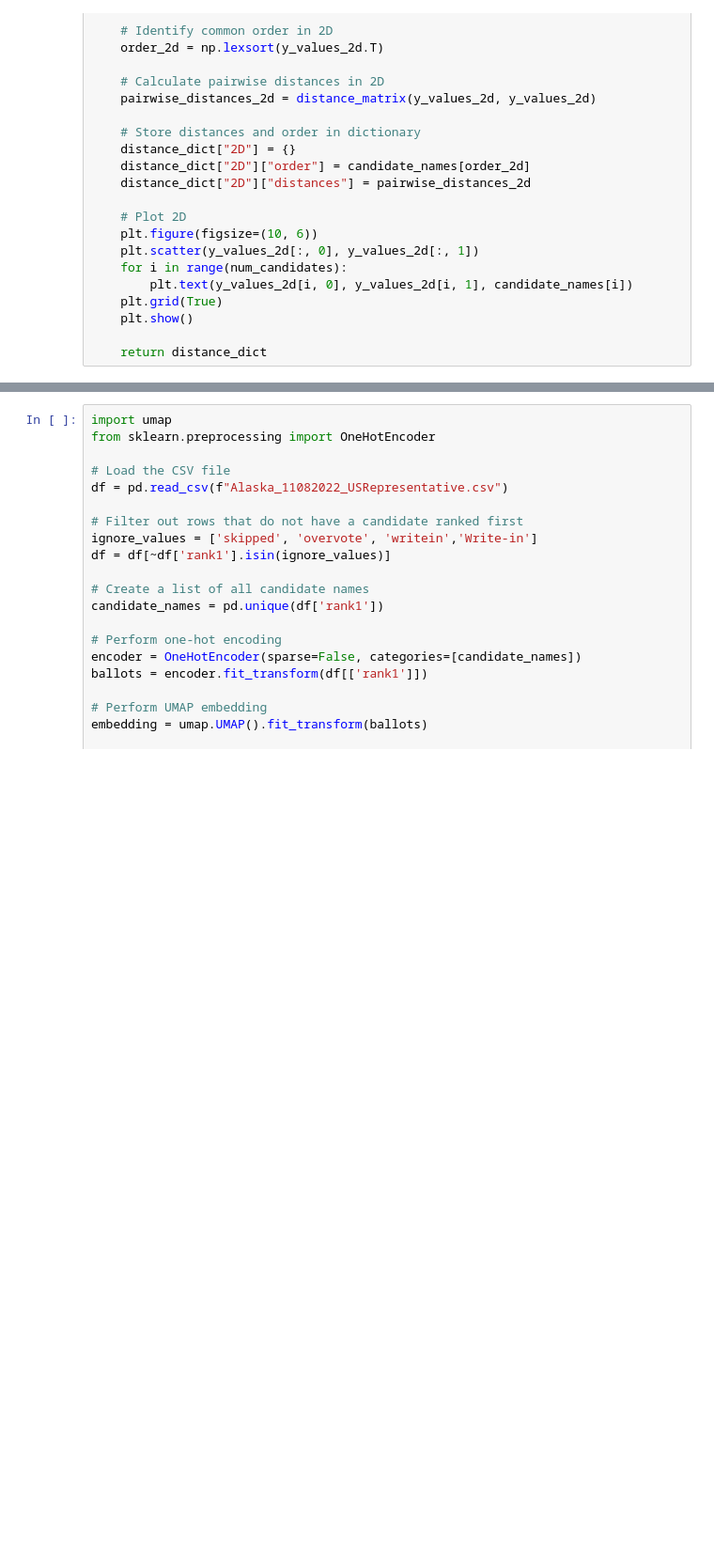
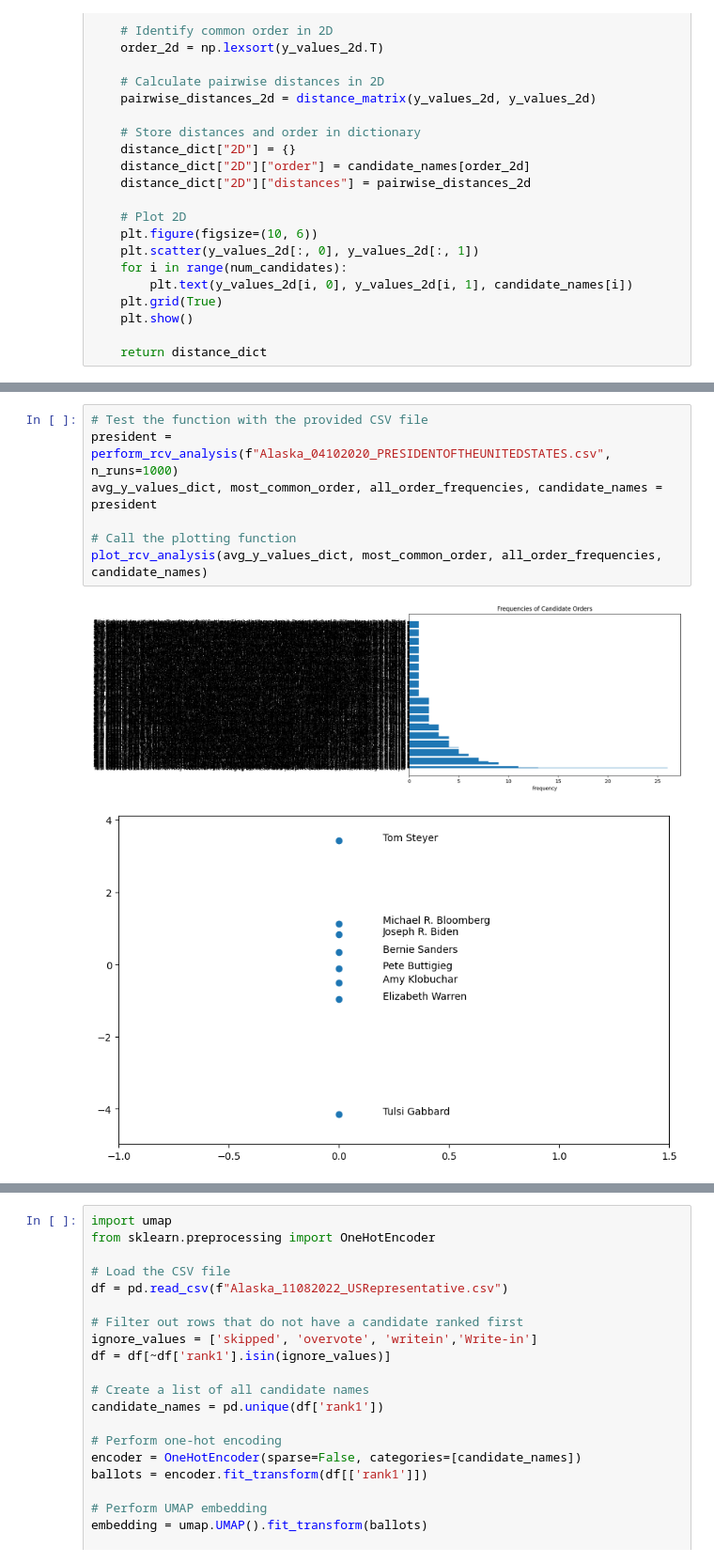
Before and after one commit to ericssimpson/voting-analysis-tools, a Jupyter notebook: mds_exploration/rcv_dimensionality.ipynb, the cells around one changed output, grey strips where cells are left out. Shown at 94% size. Cells and saved outputs as stored; diff of their text form; blank space fills up the shorter version.

```diff
--- a/mds_exploration/rcv_dimensionality.ipynb
+++ b/mds_exploration/rcv_dimensionality.ipynb
@@ -266,0 +353,10 @@ print(alaska)
+# %%
+# Test the function with the provided CSV file
+president = perform_rcv_analysis(f"Alaska_04102020_PRESIDENTOFTHEUNITEDSTATES.csv", n_runs=1000)
+avg_y_values_dict, most_common_order, all_order_frequencies, candidate_names = president
+
+# Call the plotting function
+plot_rcv_analysis(avg_y_values_dict, most_common_order, all_order_frequencies, candidate_names)
+# %% [output]
+[figure, added]
+[figure, added]
```
Also changed, not shown: parts of 6 cells of this notebook.
